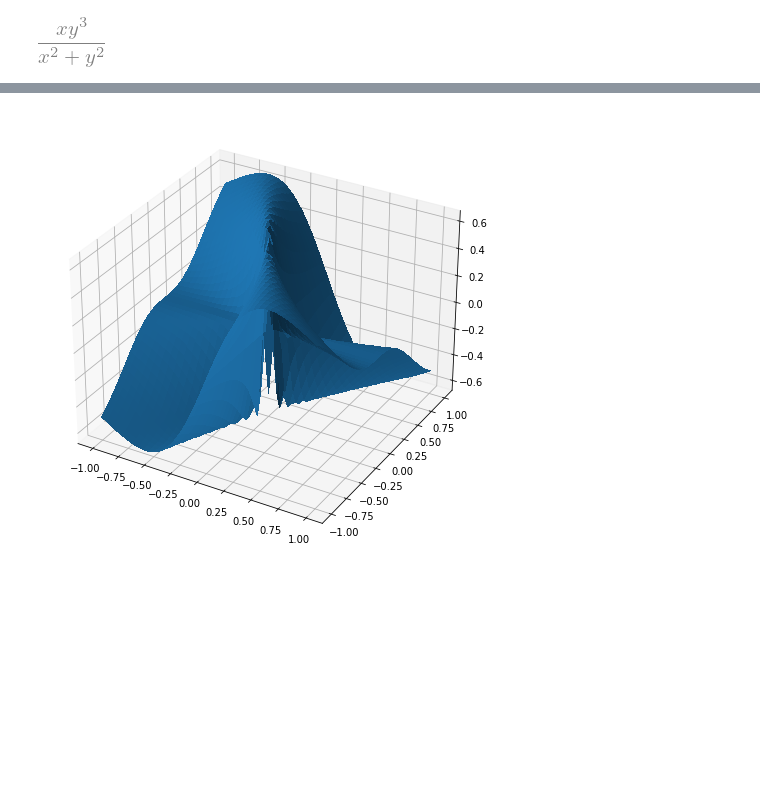
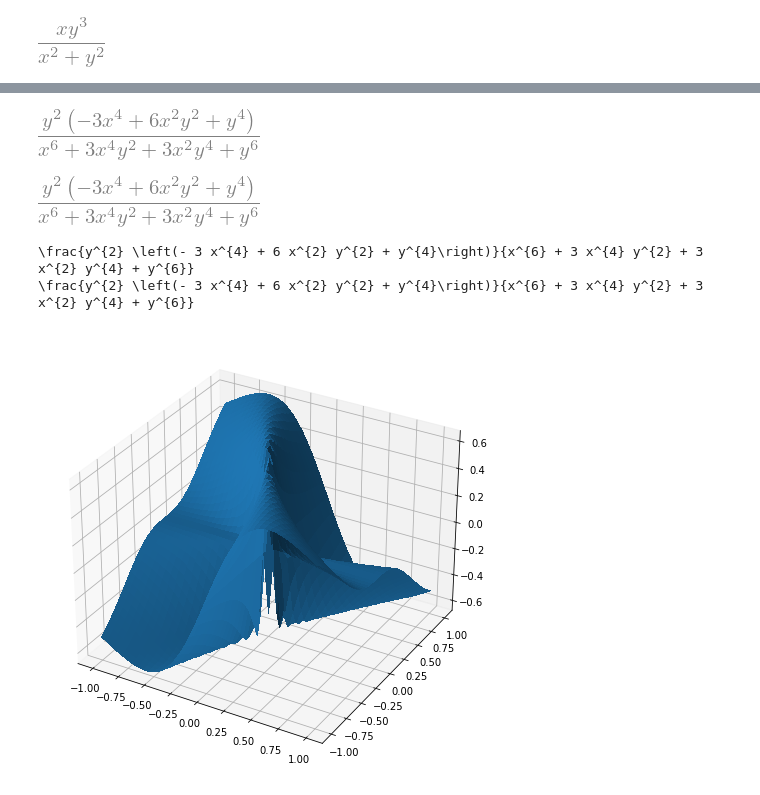
Before and after one commit to apefind/math, a Jupyter notebook: jupyter/calculus/multivariable_calculus.ipynb, the cells around one changed output, grey strips where cells are left out. Cells and saved outputs as stored; diff of their text form; code cells hidden in the pictures; blank space fills up the shorter version.

```diff
--- a/jupyter/calculus/multivariable_calculus.ipynb
+++ b/jupyter/calculus/multivariable_calculus.ipynb
@@ -84,3 +87,15 @@ simplify(f(x, y).diff(y))
+# %%
+simplify(f(x, y).diff(x).diff(y))
+simplify(f(x, y).diff(y).diff(x))
+# %% [output]
+[figure, added]
+[figure, added]
+# %%
+print(latex(simplify(f(x, y).diff(x).diff(y))))
+print(latex(simplify(f(x, y).diff(y).diff(x))))
+# %% [output]
+\frac{y^{2} \left(- 3 x^{4} + 6 x^{2} y^{2} + y^{4}\right)}{x^{6} + 3 x^{4} y^{2} + 3 x^{2} y^{4} + y^{6}}
+\frac{y^{2} \left(- 3 x^{4} + 6 x^{2} y^{2} + y^{4}\right)}{x^{6} + 3 x^{4} y^{2} + 3 x^{2} y^{4} + y^{6}}
 # %%
 plot_mapping(lambdify((x, y), f(x, y).diff(x), modules='numpy'), a=a, b=b, s=s)
 # %% [output]
```
Also changed, not shown: parts of 5 cells of this notebook, 3 other files.
